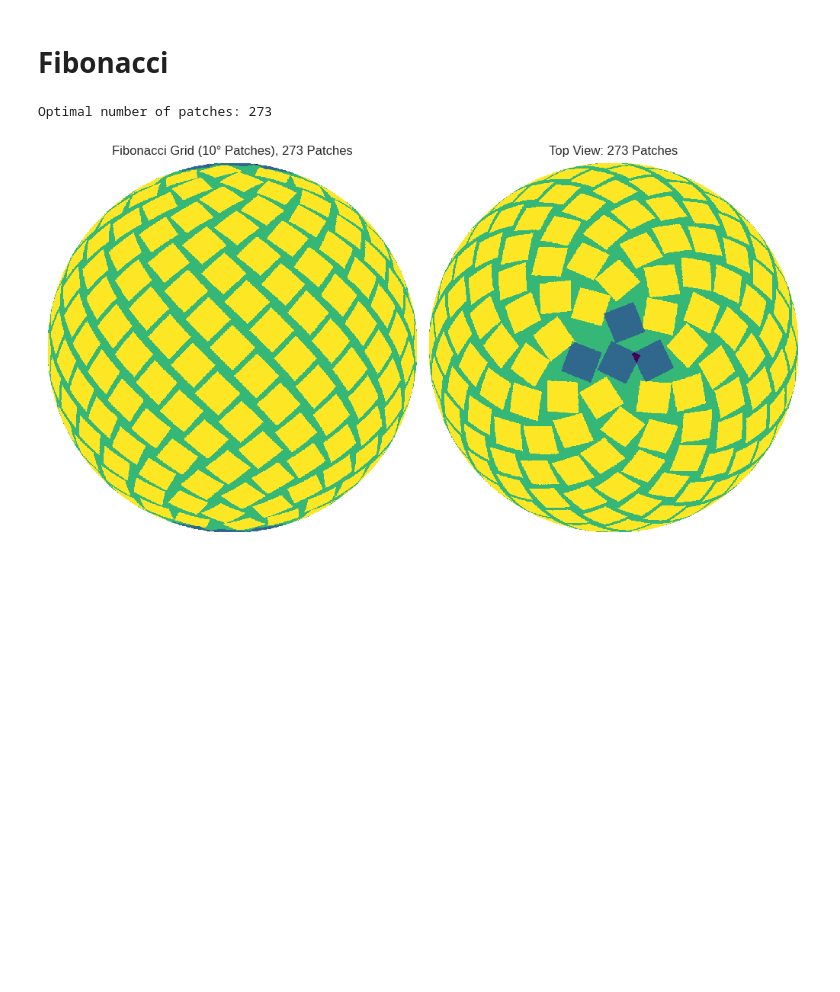
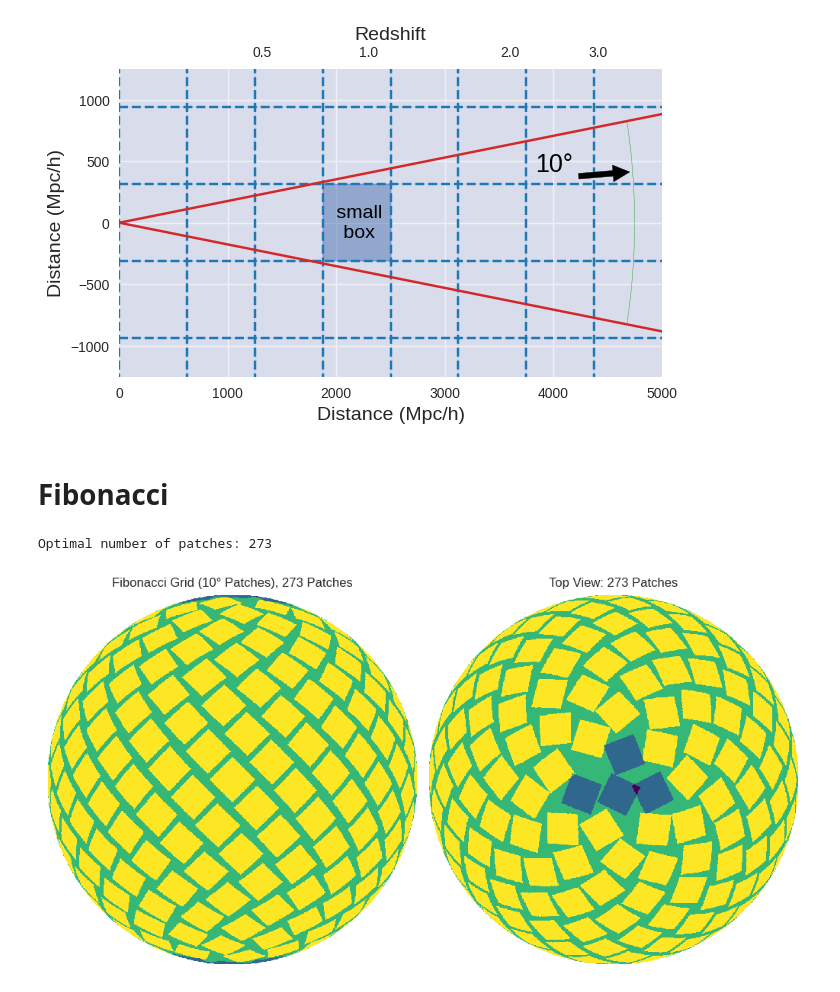
Before and after one commit to atokiwaipmu/LensingSSC, a Jupyter notebook: lensing_ssc/notebook/visualization.ipynb, the cells around one changed output. Saved outputs shown, nothing was run; the diff lists cells and outputs as text; code cells hidden in the pictures; blank space fills up the shorter version.

Commit message:
add configuration plot

```diff
--- a/lensing_ssc/notebook/visualization.ipynb
+++ b/lensing_ssc/notebook/visualization.ipynb
@@ -33 +34,7 @@ results_dir = project_root / "output"
 os.makedirs(results_dir, exist_ok=True)
+# %%
+from astropy.cosmology import FlatLambdaCDM
+
+cosmo = FlatLambdaCDM(H0=67.74, Om0=0.309)
+sboxsize = 625
+bboxsize = 5000
@@ -34,3 +43,83 @@ os.makedirs(results_dir, exist_ok=True)
+# %%
+from matplotlib.patches import Arc
+
+# Parameters
+replications = bboxsize // sboxsize
+
+# Convert opening angle to radians
+opening_angle_rad = np.deg2rad(patch_size)
+
+# Calculate the extent of the light cone in x and y directions
+extent = bboxsize * np.tan(opening_angle_rad)
+
+# Create figure and axis
+fig, ax = plt.subplots(figsize=(7, 4))
+
+# Draw the replicated boxes
+for i in range(replications):
+    ax.vlines(x=i * sboxsize, ymin=-bboxsize / 2, ymax=bboxsize / 2, color='tab:blue', linestyle='--')
+
+for i in range(4):
+    ax.hlines(y=(i+0.5) * sboxsize, xmin=0, xmax=bboxsize, color='tab:blue', linestyle='--')
+    ax.hlines(y=-(i+0.5) * sboxsize, xmin=0, xmax=bboxsize, color='tab:blue', linestyle='--')
+
+for i in range(replications):
+    for j in range(4):
+        rect = plt.Rectangle((i * sboxsize, -sboxsize/2 + j * sboxsize), sboxsize, sboxsize, edgecolor='blue', linestyle='-', fill=True, alpha=0.1)
+        ax.add_patch(rect)
+        if j != 0:
+            rect = plt.Rectangle((i * sboxsize, -sboxsize/2 - j * sboxsize), sboxsize, sboxsize, edgecolor='blue', linestyle='-', fill=True, alpha=0.1)
+            ax.add_patch(rect)
+
+rect = plt.Rectangle((3 * sboxsize, -sboxsize/2), sboxsize, sboxsize, edgecolor='blue', linestyle='-', fill=True, alpha=0.5)
+ax.add_patch(rect)
+ax.text(3 * sboxsize + sboxsize/2, 0, ' small\n box', fontsize=14, color='black', ha='center', va='center')
+
+# Draw the light cone
+x_coords = [0, bboxsize]
+y_coords = [0, extent]
+ax.plot(x_coords, y_coords, color='tab:red')
+
+x_coords = [0, bboxsize]
+y_coords = [0, -extent]
+ax.plot(x_coords, y_coords, color='tab:red')
+
+# Add the opening angle arc
+arc = Arc((0, 0), width=bboxsize*1.9, height=1.9*bboxsize, angle=0,
+        theta1=-patch_size, theta2=patch_size, color='tab:green')
+ax.add_patch(arc)
+
+# Add the opening angle annotation
+arc_radius = bboxsize*0.95
+arc_x = arc_radius * np.cos(opening_angle_rad / 2)
+arc_y = arc_radius * np.sin(opening_angle_rad / 2)
+ax.annotate(f'{patch_size}°',
+            xy=(arc_x, arc_y),
+            xytext=(arc_x - 900, arc_y - 0),
+            arrowprops=dict(facecolor='black', shrink=0.05),
+            fontsize=18,
+            color='black')
+
+# Set limits and labels
+ax.set_xlim(0, bboxsize)
+ax.set_ylim(-bboxsize / 4, bboxsize / 4)
+ax.set_xlabel('Distance (Mpc/h)', fontsize=14)
+ax.set_ylabel('Distance (Mpc/h)', fontsize=14)
+#ax.set_title('Concept Figure of a Light Cone Configuration')
+
+
+# Create a secondary x-axis for redshift
+secax = ax.secondary_xaxis('top')
+secax.set_xlabel('Redshift', fontsize=14)
+redshift_ticks = [0.5, 1.0, 2.0, 3.0]
+distance_ticks = [cosmo.comoving_distance(z).value * cosmo.h for z in redshift_ticks]
+secax.set_xticks(distance_ticks)
+secax.set_xticklabels(redshift_ticks)
+
+# save the figure
+plt.savefig(f'{savedir}/light_cone_configuration.png', bbox_inches='tight')
+# %% [output]
+[figure, added]
 # %% [markdown]
 # Fibonacci
 # %%
```
Also changed, not shown: parts of 2 cells of this notebook, 1 other file.
